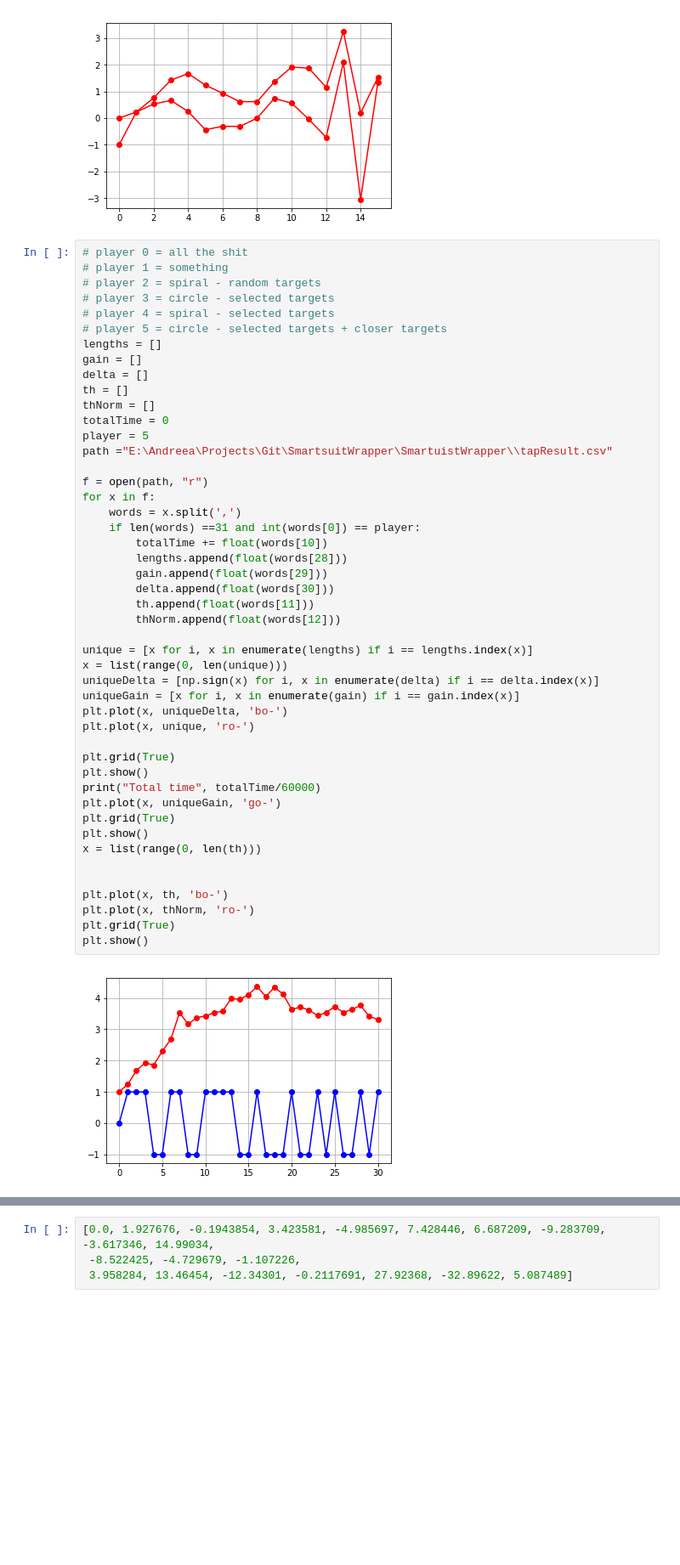
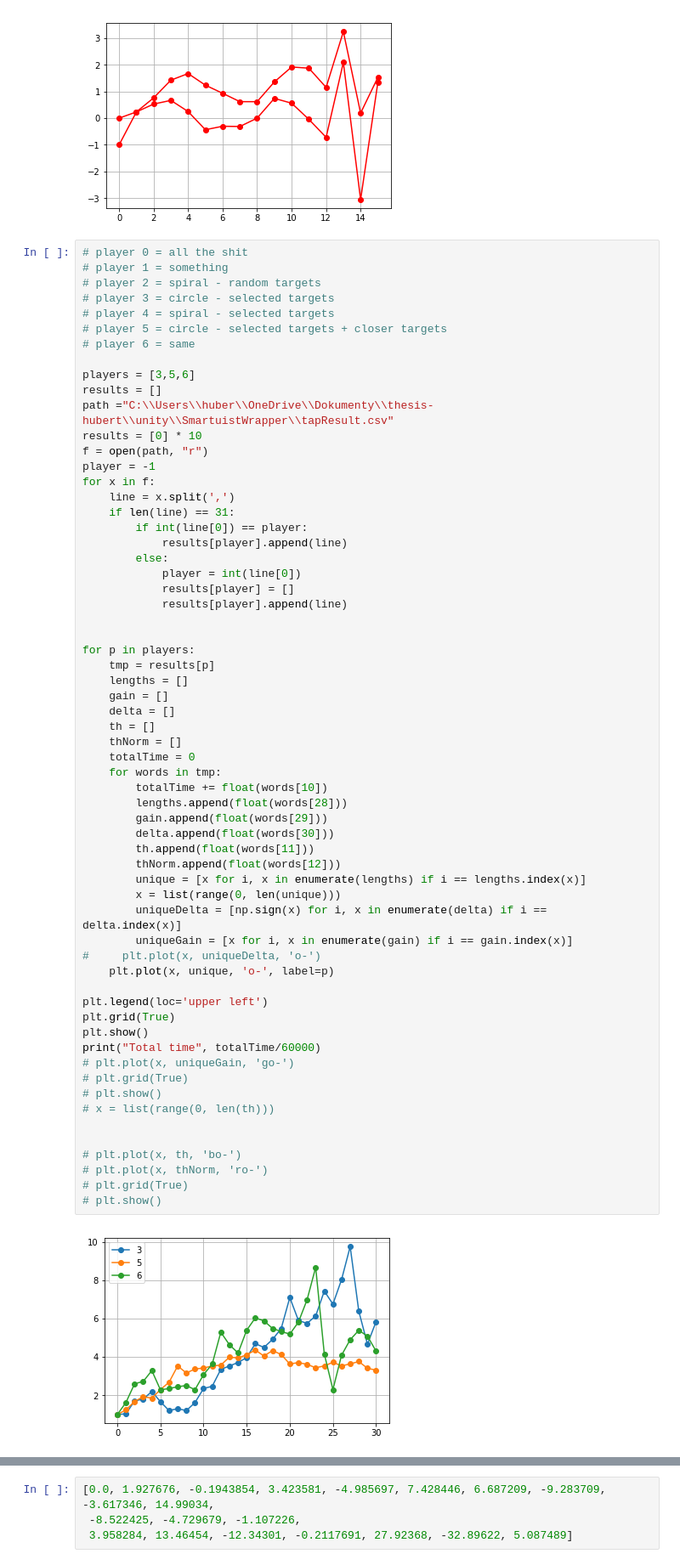
Before and after one commit to AndreeaStefan/SmartuistWrapper, a Jupyter notebook: evaluation/PlotResults.ipynb, the cells around one changed output, grey strips where cells are left out. Shown: that part at 85% size. Cells and saved outputs as stored; diff of their text form; blank space fills up the shorter version.

```diff
--- a/evaluation/PlotResults.ipynb
+++ b/evaluation/PlotResults.ipynb
@@ -104,49 +102,64 @@ plt.show()
 # %%
 # player 0 = all the shit
 # player 1 = something
 # player 2 = spiral - random targets
 # player 3 = circle - selected targets
 # player 4 = spiral - selected targets
 # player 5 = circle - selected targets + closer targets
-lengths = []
-gain = []
-delta = []
-th = []
-thNorm = []
-totalTime = 0
-player = 5
-path ="E:\Andreea\Projects\Git\SmartsuitWrapper\SmartuistWrapper\\tapResult.csv"
+# player 6 = same
 
+players = [3,5,6]
+results = []
+path ="C:\\Users\\huber\\OneDrive\\Dokumenty\\thesis-hubert\\unity\\SmartuistWrapper\\tapResult.csv"
+results = [0] * 10
 f = open(path, "r")
+player = -1
 for x in f:
-    words = x.split(',')
-    if len(words) ==31 and int(words[0]) == player:
+    line = x.split(',')
+    if len(line) == 31:
+        if int(line[0]) == player:
+            results[player].append(line)
+        else:
+            player = int(line[0])
+            results[player] = []
+            results[player].append(line)
+
+
+for p in players:
+    tmp = results[p]
+    lengths = []
+    gain = []
+    delta = []
+    th = []
+    thNorm = []
+    totalTime = 0
+    for words in tmp:
         totalTime += float(words[10])
         lengths.append(float(words[28]))
         gain.append(float(words[29]))
         delta.append(float(words[30]))
         th.append(float(words[11]))
         thNorm.append(float(words[12]))
+        unique = [x for i, x in enumerate(lengths) if i == lengths.index(x)]
+        x = list(range(0, len(unique)))
+        uniqueDelta = [np.sign(x) for i, x in enumerate(delta) if i == delta.index(x)]
+        uniqueGain = [x for i, x in enumerate(gain) if i == gain.index(x)]
+#     plt.plot(x, uniqueDelta, 'o-')
+    plt.plot(x, unique, 'o-', label=p)
 
-unique = [x for i, x in enumerate(lengths) if i == lengths.index(x)]
-x = list(range(0, len(unique)))
-uniqueDelta = [np.sign(x) for i, x in enumerate(delta) if i == delta.index(x)]
-uniqueGain = [x for i, x in enumerate(gain) if i == gain.index(x)]
-plt.plot(x, uniqueDelta, 'bo-')
-plt.plot(x, unique, 'ro-')
-
+plt.legend(loc='upper left')
 plt.grid(True)
 plt.show()
 print("Total time", totalTime/60000)
-plt.plot(x, uniqueGain, 'go-')
-plt.grid(True)
-plt.show()
-x = list(range(0, len(th)))
+# plt.plot(x, uniqueGain, 'go-')
+# plt.grid(True)
+# plt.show()
+# x = list(range(0, len(th)))
 
 
-plt.plot(x, th, 'bo-')
-plt.plot(x, thNorm, 'ro-')
-plt.grid(True)
-plt.show()
+# plt.plot(x, th, 'bo-')
+# plt.plot(x, thNorm, 'ro-')
+# plt.grid(True)
+# plt.show()
 # %% [output]
-[figure, old version]
+[figure, new version]
```
Also changed, not shown: parts of 2 cells of this notebook, 1 other file.
